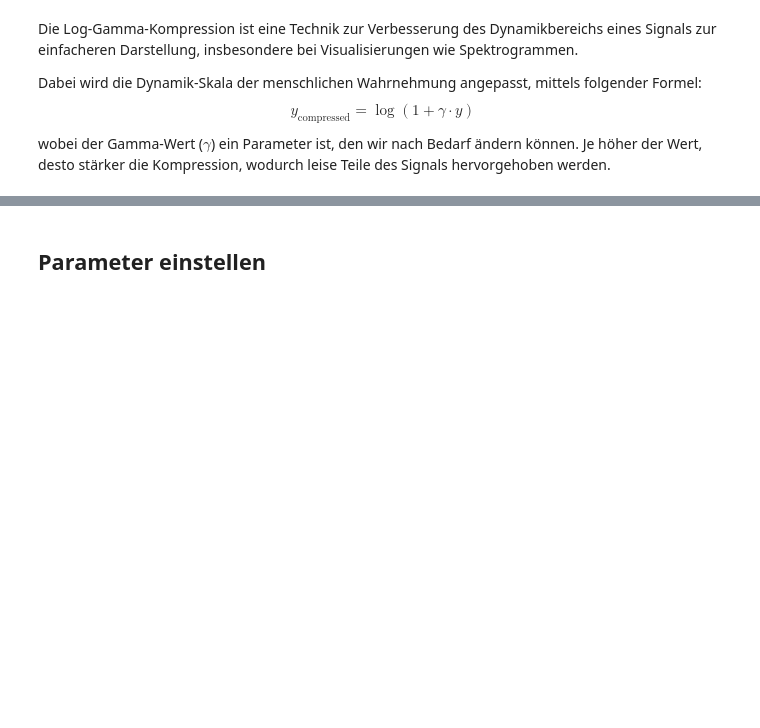
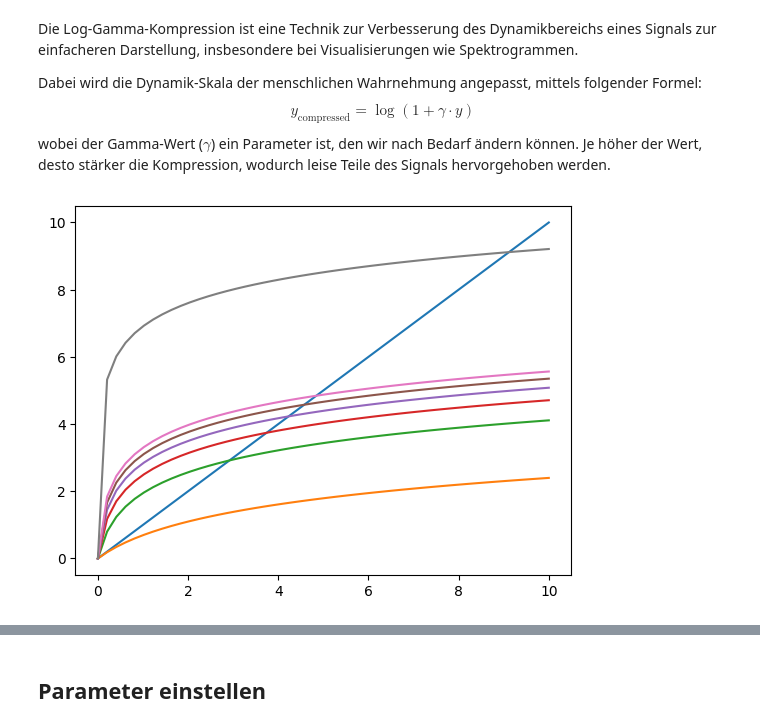
Before and after one commit to dkyuh/cmf_2023_24, a Jupyter notebook: cmf_jekyll/assets/notebooks/stft_vertiefung_visualisierung.ipynb, the cells around one changed output, grey strips where cells are left out. Cells and saved outputs as stored; diff of their text form; code cells hidden in the pictures; blank space fills up the shorter version.

```diff
--- a/cmf_jekyll/assets/notebooks/stft_vertiefung_visualisierung.ipynb
+++ b/cmf_jekyll/assets/notebooks/stft_vertiefung_visualisierung.ipynb
@@ -162,3 +176,21 @@ plt.show()
 Die Log-Gamma-Kompression ist eine Technik zur Verbesserung des Dynamikbereichs eines Signals zur einfacheren Darstellung, insbesondere bei Visualisierungen wie Spektrogrammen.
 
 Dabei wird die Dynamik-Skala der menschlichen Wahrnehmung angepasst, mittels folgender Formel: $$y_{\text{compressed}} = \log{\left(1 + \gamma \cdot y \right)}$$ wobei der Gamma-Wert ($\gamma$) ein Parameter ist, den wir nach Bedarf ändern können. Je höher der Wert, desto stärker die Kompression, wodurch leise Teile des Signals hervorgehoben werden.
+# %%
+def perform_log_gamma_compression(y, gamma=2):
+    return np.log(y * gamma + 1)
+
+y_linear = np.linspace(0, 10)
+
+
+plt.plot(y_linear, y_linear)
+for gamma in range(1, 30, 5):
+    y_gamma = perform_log_gamma_compression(y_linear, gamma=gamma)
+    plt.plot(y_linear, y_gamma)
+
+y_gamma = perform_log_gamma_compression(y_linear, gamma=1000)
+plt.plot(y_linear, y_gamma)
+
+plt.show()
+# %% [output]
+[figure, added]
```
Also changed, not shown: parts of 9 cells of this notebook, 1 other file.
